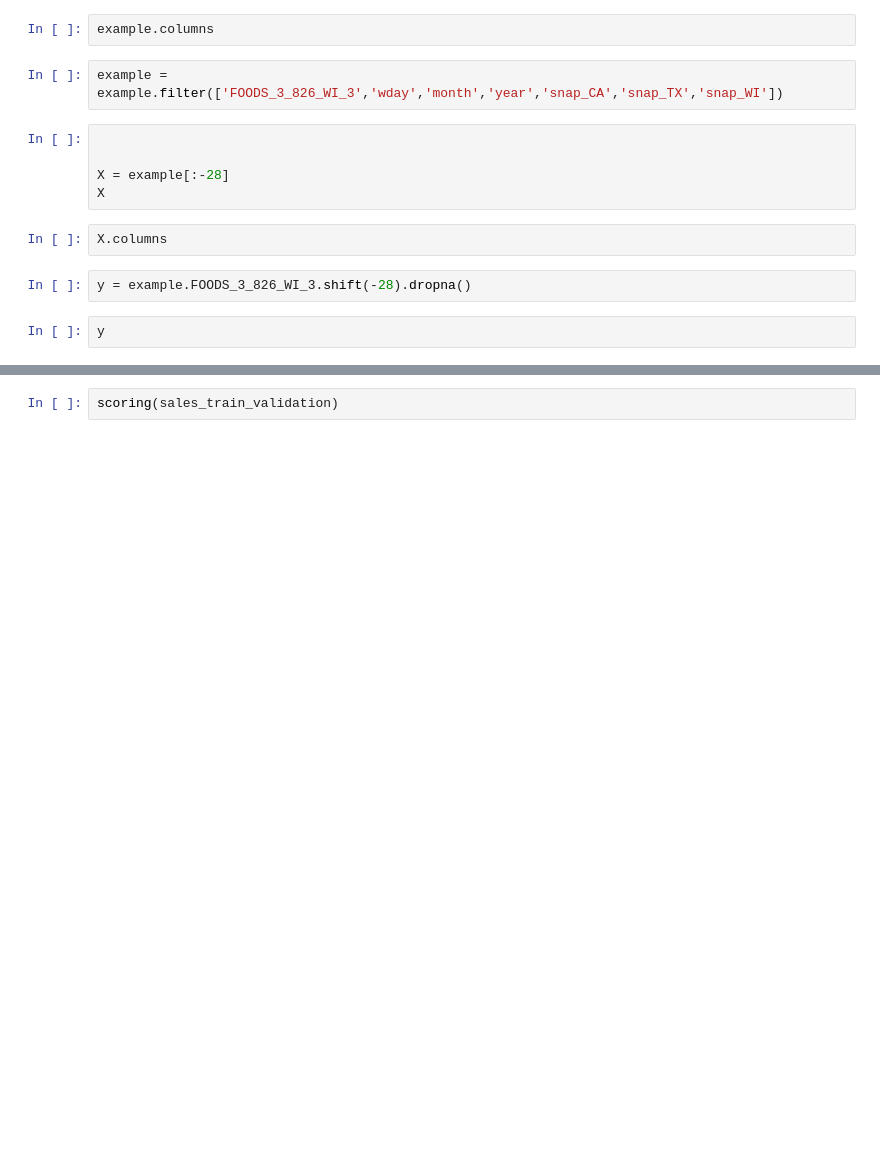
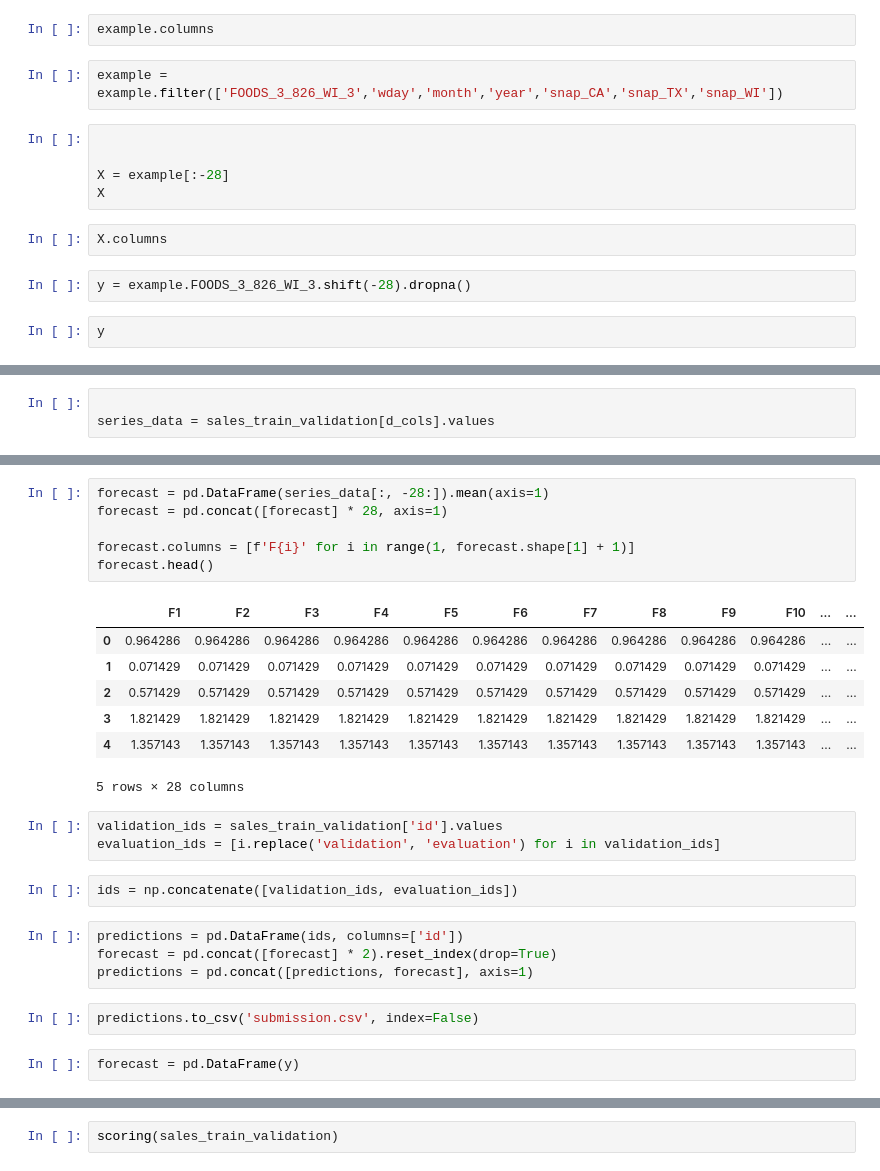
Before and after one commit to ikyath/M5-Forecasting-Accuracy-Kaggle, a Jupyter notebook: kernel20dada8d30.ipynb, the cells around one changed output, grey strips where cells are left out. Saved outputs shown, nothing was run; the diff lists cells and outputs as text; blank space fills up the shorter version.

```diff
--- a/kernel20dada8d30.ipynb
+++ b/kernel20dada8d30.ipynb
@@ -128,0 +291,3 @@ def scoring(data):
+# %%
+
+series_data = sales_train_validation[d_cols].values
@@ -128,0 +304,27 @@ def scoring(data):
+# %%
+forecast = pd.DataFrame(series_data[:, -28:]).mean(axis=1)
+forecast = pd.concat([forecast] * 28, axis=1)
+
+forecast.columns = [f'F{i}' for i in range(1, forecast.shape[1] + 1)]
+forecast.head()
+# %% [output]
+|  | F1 | F2 | F3 | F4 | F5 | F6 | F7 | F8 | F9 | F10 | ... | ... |
+| 0 | 0.964286 | 0.964286 | 0.964286 | 0.964286 | 0.964286 | 0.964286 | 0.964286 | 0.964286 | 0.964286 | 0.964286 | ... | ... |
+| 1 | 0.071429 | 0.071429 | 0.071429 | 0.071429 | 0.071429 | 0.071429 | 0.071429 | 0.071429 | 0.071429 | 0.071429 | ... | ... |
+| 2 | 0.571429 | 0.571429 | 0.571429 | 0.571429 | 0.571429 | 0.571429 | 0.571429 | 0.571429 | 0.571429 | 0.571429 | ... | ... |
+| 3 | 1.821429 | 1.821429 | 1.821429 | 1.821429 | 1.821429 | 1.821429 | 1.821429 | 1.821429 | 1.821429 | 1.821429 | ... | ... |
+| 4 | 1.357143 | 1.357143 | 1.357143 | 1.357143 | 1.357143 | 1.357143 | 1.357143 | 1.357143 | 1.357143 | 1.357143 | ... | ... |
+5 rows × 28 columns
+# %%
+validation_ids = sales_train_validation['id'].values
+evaluation_ids = [i.replace('validation', 'evaluation') for i in validation_ids]
+# %%
+ids = np.concatenate([validation_ids, evaluation_ids])
+# %%
+predictions = pd.DataFrame(ids, columns=['id'])
+forecast = pd.concat([forecast] * 2).reset_index(drop=True)
+predictions = pd.concat([predictions, forecast], axis=1)
+# %%
+predictions.to_csv('submission.csv', index=False)
+# %%
+forecast = pd.DataFrame(y)
```
Also changed, not shown: parts of 41 cells of this notebook.
